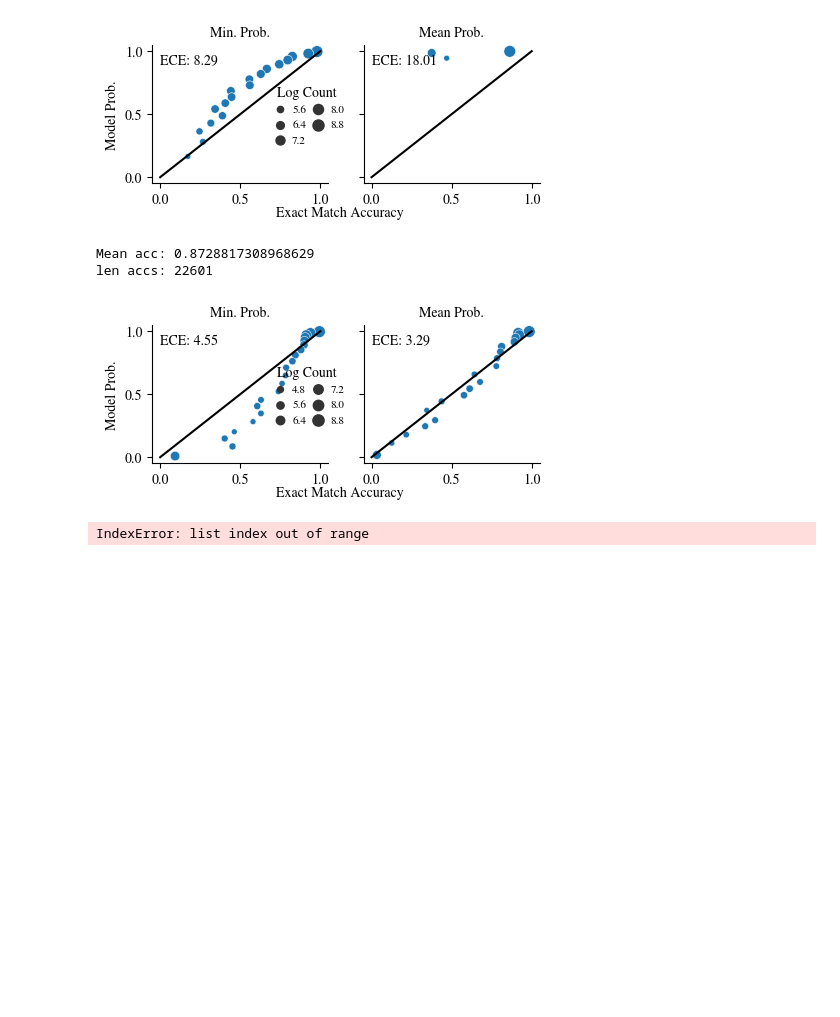
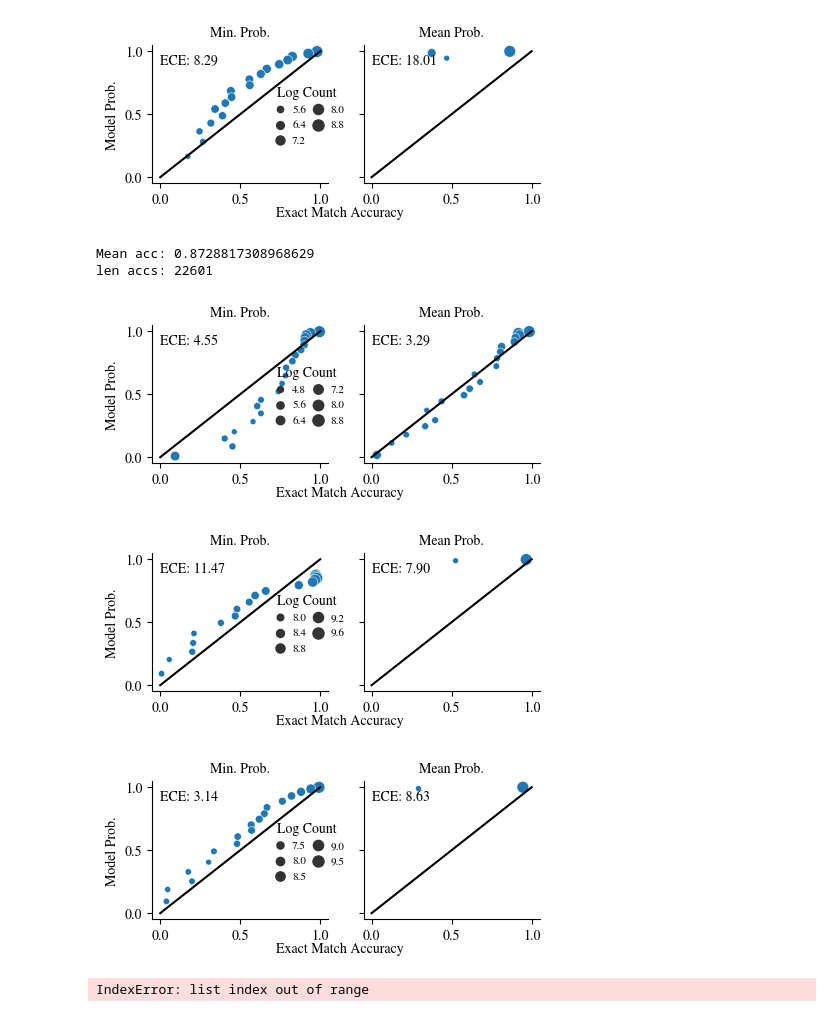
Before and after one commit to esteng/calibration_miso, a Jupyter notebook: analysis/calibration_seq_plot.ipynb, the cells around one changed output. Cells and saved outputs as stored; diff of their text form; code cells hidden in the pictures; blank space fills up the shorter version.

```diff
--- a/analysis/calibration_seq_plot.ipynb
+++ b/analysis/calibration_seq_plot.ipynb
@@ -85,17 +85,28 @@ t5_values, t5_bins, t5_bin_number = comparison_plot(t5_min_probs, t5_mean_probs,
 # %%
 (treedst_min_probs,
 treedst_mean_probs,
 treedst_accs) = get_probs_and_accs(
                 "/brtx/603-nvme1//estengel/calflow_calibration/tree_dst/tune_roberta/translate_output_calibrated/test.tgt",
                 "/brtx/601-nvme1/estengel/resources/data/tree_dst.agent.data/test.src_tok",
                 "/brtx/601-nvme1/estengel/resources/data/tree_dst.agent.data/test.tgt"
                 )
 
+
+treedst_bart_data = read_benchclamp_file("/brtx/602-nvme1/estengel/calflow_calibration/benchclamp/logs/1.0/bart-large_tree_dst_last_user_all_0.0001_10000_test_eval_unconstrained-beam_bs_5/model_outputs.20221102T103357.jsonl")
+treedst_bart_min_probs, treedst_bart_mean_probs, treedst_bart_accs = get_probs_and_accs_benchclamp(treedst_bart_data)
+
+treedst_t5_data = read_benchclamp_file("/brtx/602-nvme1/estengel/calflow_calibration/benchclamp/logs/1.0/t5-large-lm-adapt_tree_dst_last_user_all_0.0001_10000_test_eval_unconstrained-beam_bs_5/model_outputs.20221106T140554.jsonl")
+treedst_t5_min_probs, treedst_t5_mean_probs, treedst_t5_accs = get_probs_and_accs_benchclamp(treedst_t5_data)
+
 treedst_miso_bin_number = comparison_plot(treedst_min_probs, treedst_mean_probs, treedst_accs, "/home/estengel/scratch/scratch_adaptive.png", n_bins=10, binning_strategy='adaptive')
+bart_values, bart_bins, bart_bin_number = comparison_plot(treedst_bart_min_probs, treedst_bart_mean_probs, treedst_bart_accs, "/home/estengel/scratch/scratch_adaptive.png", n_bins=10, binning_strategy='adaptive')
+t5_values, t5_bins, t5_bin_number = comparison_plot(treedst_t5_min_probs, treedst_t5_mean_probs, treedst_t5_accs, "/home/estengel/scratch/scratch_adaptive.png", n_bins=10, binning_strategy='adaptive')
 # %% [output]
 Mean acc: 0.8728817308968629
 len accs: 22601
 [figure]
+[figure, added]
+[figure, added]
 # %%
 import numpy as np
 np.random.seed(12)
```
Also changed, not shown: parts of 1 cell of this notebook, 3 other files.
